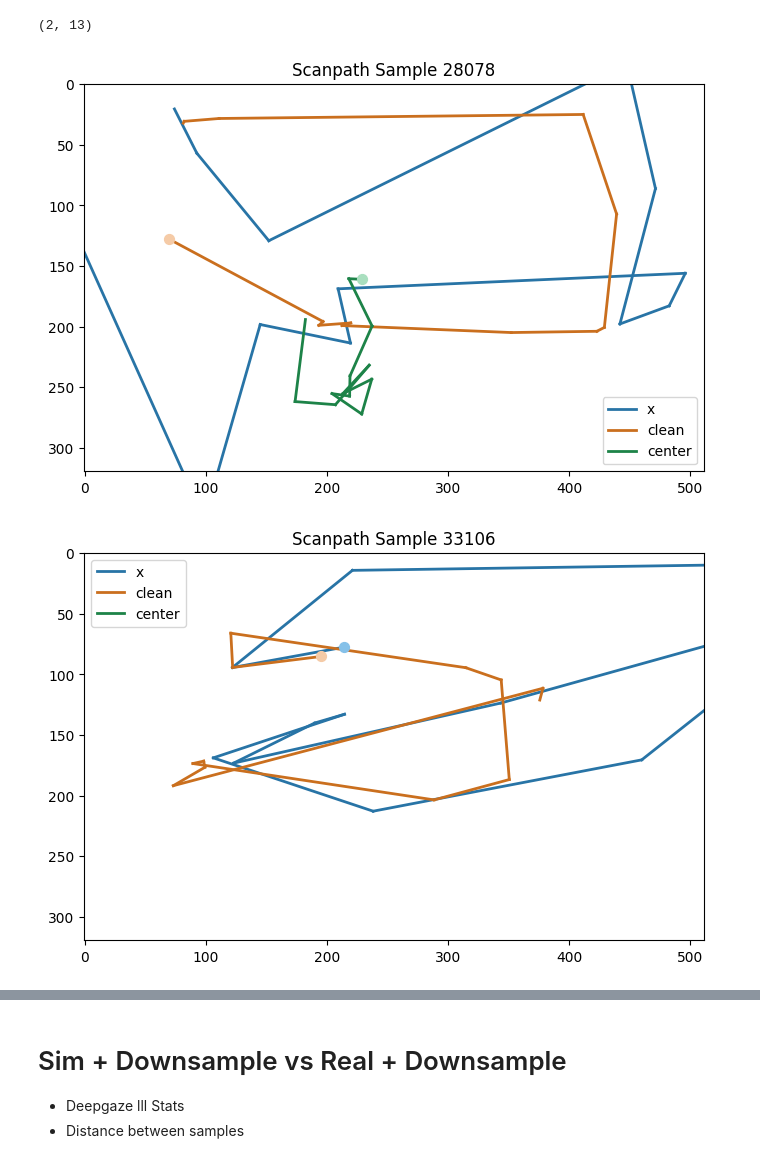
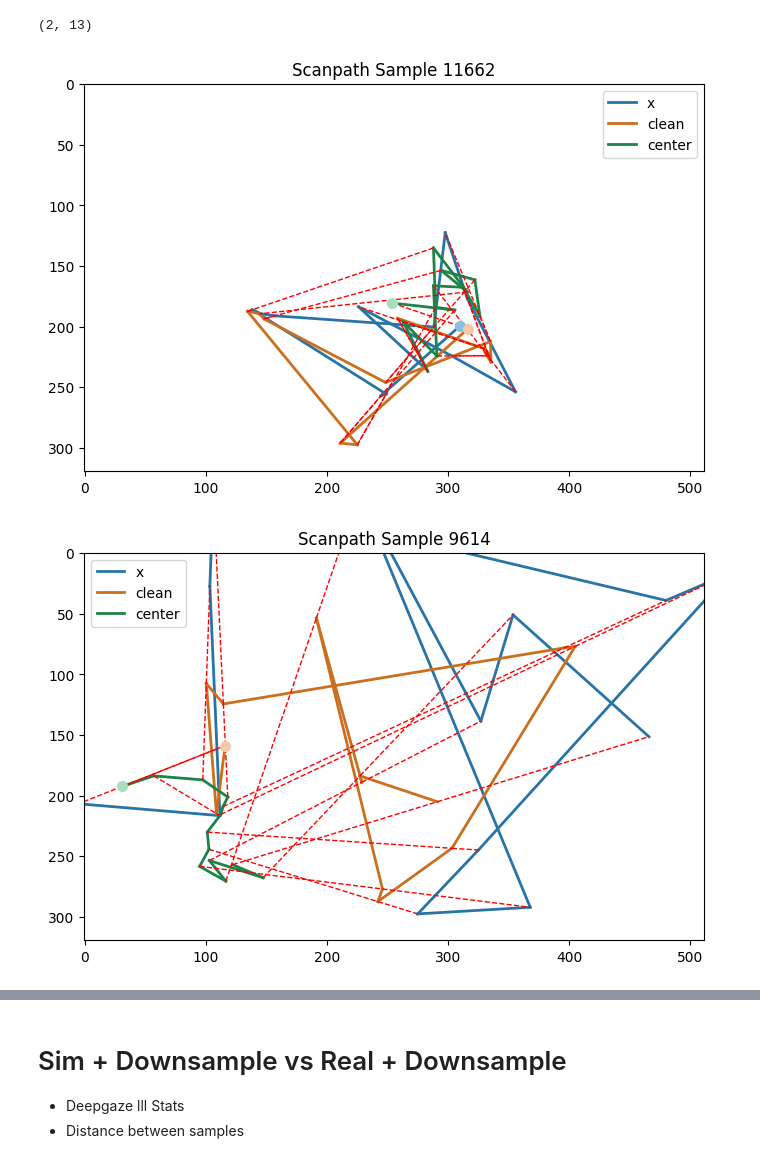
Before and after one commit to Leo00010011/From-Noisy-Eye-Tracking-To-Scanpath, a Jupyter notebook: src/notebooks/validation.ipynb, the cells around one changed output, grey strips where cells are left out. Cells and saved outputs as stored; diff of their text form; code cells hidden in the pictures.

```diff
--- a/src/notebooks/validation.ipynb
+++ b/src/notebooks/validation.ipynb
@@ -202,7 +202,7 @@ transforms = [ExtractRandomPeriod(start_index= 2,
               radial_std =  5.5,
               center_noise_std =  50,
               center_corr =  0.9,
-              center_delta_norm =  200,
+              center_delta_norm =  100,
               center_delta_r =  0.2,
               return_center_path = True)]
 
@@ -220,32 +220,38 @@ item['center_path'].shape
 # %%
 from random import randint
 
 for i in range(3):
     idx = randint(0,len(data) - 1)
     item = data[idx]
     img = np.ones((320,512,3),dtype=np.uint8)*255
 
     label = ['x', 'clean', 'center']
 
     traj = [item['x'],
             item['clean_x'],
             item['center_path']]
     traj_colors = [(40/255, 116/255, 166/255), # blue
                 (202/255, 111/255, 30/255), # orange
                 (29/255, 131/255, 72/255)] # green
 
     end_point_colors = [(133/255, 193/255, 233/255),
                         (245/255, 203/255, 167/255),
                         (169/255, 223/255, 191/255)]
     fig, ax = plt.subplots(figsize=(8,8))
     for traj, color, end_color, lbl in zip(traj, traj_colors, end_point_colors, label):
         ax = draw_scanpath_mpl(ax, traj[0],traj[1], color=color, end_color=end_color, label=lbl)
 
+    for i in range(item['center_path'].shape[1]):
+        ax = draw_scanpath_mpl(ax,[item['center_path'][0][i],item['clean_x'][0][i], item['x'][0][i] ] ,
+                               [item['center_path'][1][i],item['clean_x'][1][i], item['x'][1][i] ],
+                               color='r', end_color=None, linewidth = 1, linestyle = 'dashed')
+
+
     plt.title(f'Scanpath Sample {idx}')
     plt.imshow(img)
     plt.legend()
     # plt.savefig(f'Output/scanpath_{i}_model_{model["model_name"]}.png')
     plt.show()
 # %% [output]
-[figure, old version]
+[figure, new version]
-[figure, old version]
+[figure, new version]
```
Also changed, not shown: parts of 6 cells of this notebook, 4 other files.
